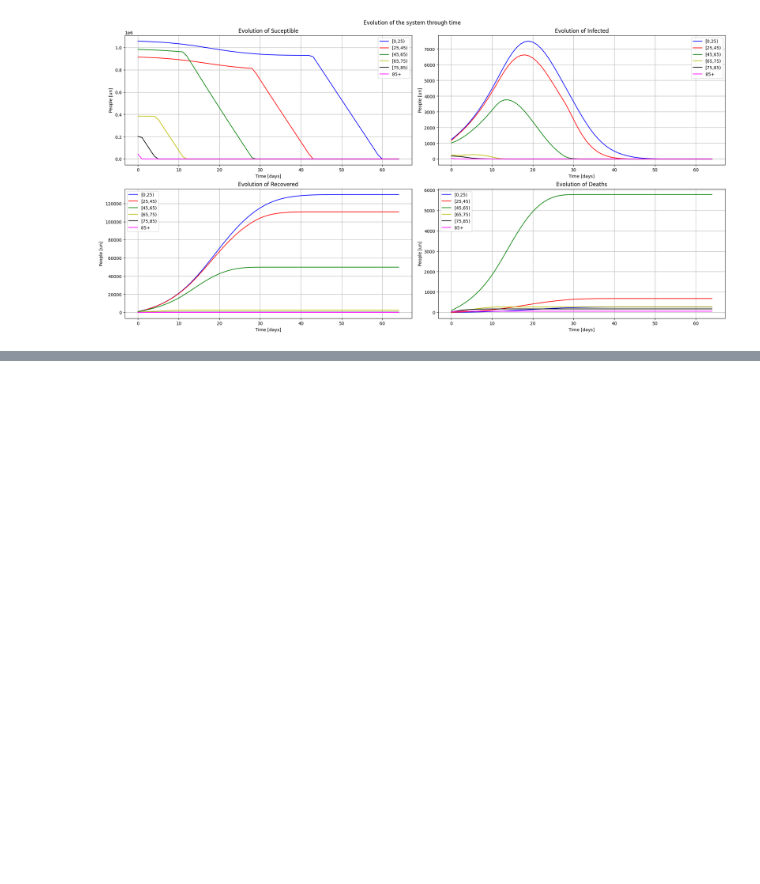
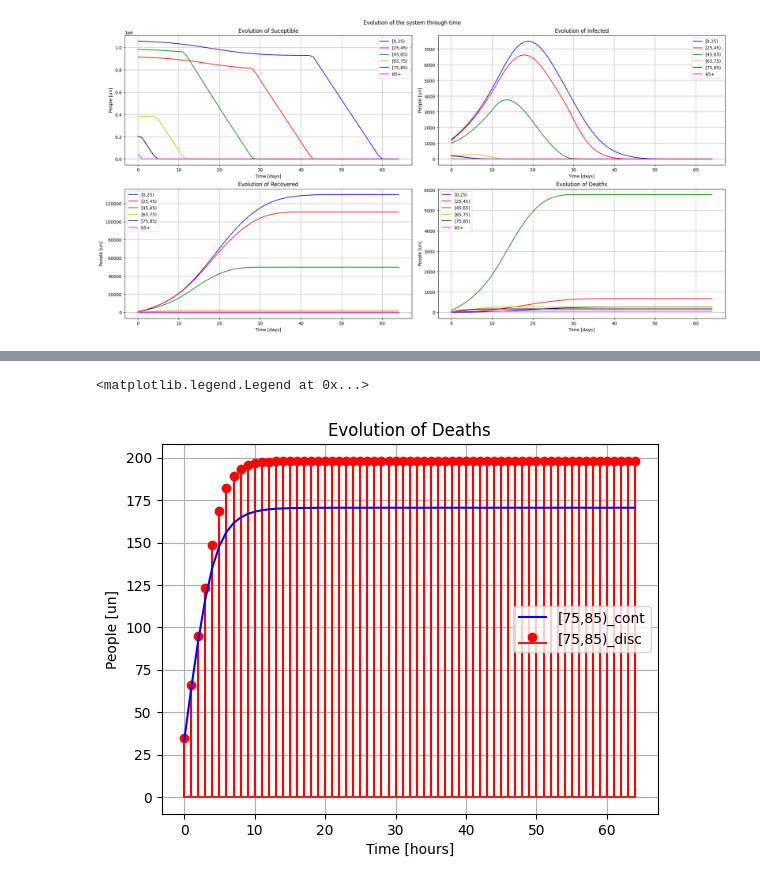
Before and after one commit to douglasmmachado/MPC, a Jupyter notebook: COVID-19.ipynb, the cells around one changed output, grey strips where cells are left out. Saved outputs shown, nothing was run; the diff lists cells and outputs as text; code cells hidden in the pictures; blank space fills up the shorter version.

```diff
--- a/COVID-19.ipynb
+++ b/COVID-19.ipynb
@@ -299,0 +377,15 @@ plot_x(S_array, I_array, R_array, D_array, ranges)
+# %%
+
+# Comparison between models
+D_array_discrete
+
+plt.stem(D_array_discrete[:,4], 'r', label = ranges[4] + '_disc')
+plt.plot(D_array[:,4], 'b', label = ranges[4] + '_cont')
+plt.grid(True)
+plt.title('Evolution of Deaths')
+plt.xlabel("Time [hours]")
+plt.ylabel("People [un]")
+plt.legend()
+# %% [output]
+<matplotlib.legend.Legend at 0x...>
+[figure, added]
```
Also changed, not shown: parts of 6 cells of this notebook.
